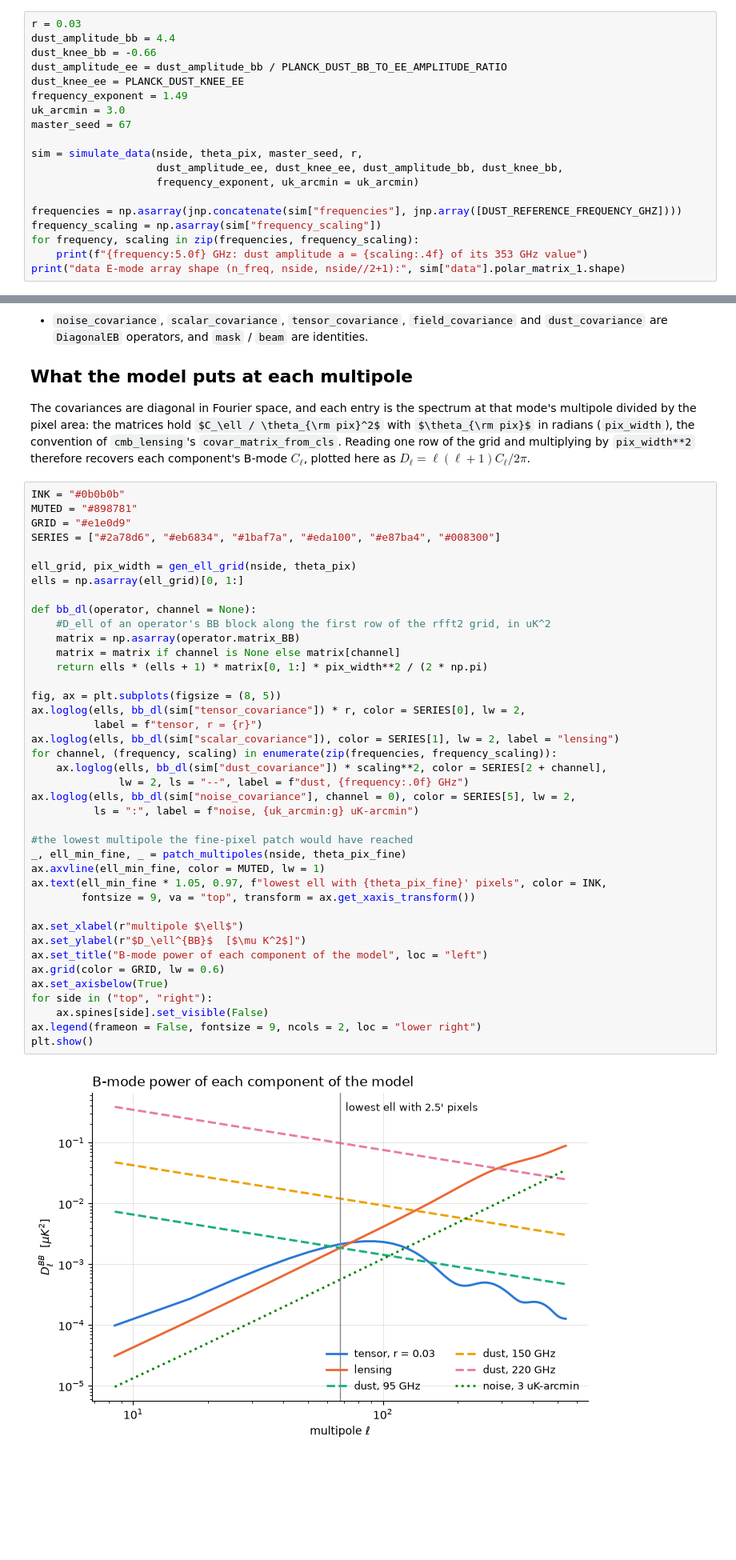
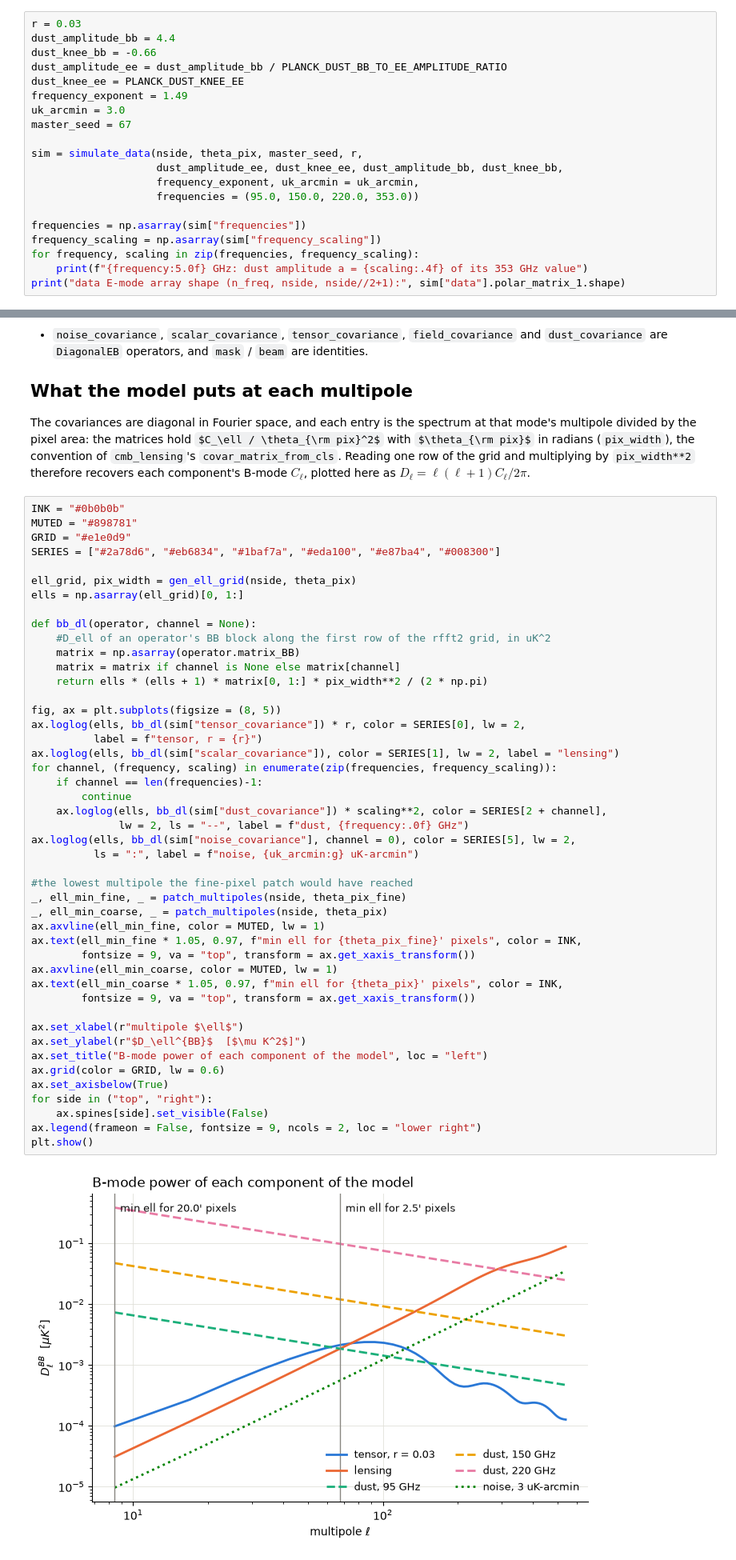
Before and after one commit to zaneblood1/CMBScattering.py, a Jupyter notebook: docs/data_generation.ipynb, the cells around one changed output, grey strips where cells are left out. Shown at 80% size. Drawn from its saved outputs; the diff is of its cells as text; some formulas as TeX source; blank space fills up the shorter version.

```diff
--- a/docs/data_generation.ipynb
+++ b/docs/data_generation.ipynb
@@ -86,9 +86,10 @@ master_seed = 67
 
 sim = simulate_data(nside, theta_pix, master_seed, r,
                     dust_amplitude_ee, dust_knee_ee, dust_amplitude_bb, dust_knee_bb,
-                    frequency_exponent, uk_arcmin = uk_arcmin)
+                    frequency_exponent, uk_arcmin = uk_arcmin,
+                    frequencies = (95.0, 150.0, 220.0, 353.0))
 
-frequencies = np.asarray(jnp.concatenate(sim["frequencies"], jnp.array([DUST_REFERENCE_FREQUENCY_GHZ])))
+frequencies = np.asarray(sim["frequencies"])
 frequency_scaling = np.asarray(sim["frequency_scaling"])
 for frequency, scaling in zip(frequencies, frequency_scaling):
     print(f"{frequency:5.0f} GHz: dust amplitude a = {scaling:.4f} of its 353 GHz value")
@@ -130,35 +123,41 @@ def bb_dl(operator, channel = None):
     #D_ell of an operator's BB block along the first row of the rfft2 grid, in uK^2
     matrix = np.asarray(operator.matrix_BB)
     matrix = matrix if channel is None else matrix[channel]
     return ells * (ells + 1) * matrix[0, 1:] * pix_width**2 / (2 * np.pi)
 
 fig, ax = plt.subplots(figsize = (8, 5))
 ax.loglog(ells, bb_dl(sim["tensor_covariance"]) * r, color = SERIES[0], lw = 2,
           label = f"tensor, r = {r}")
 ax.loglog(ells, bb_dl(sim["scalar_covariance"]), color = SERIES[1], lw = 2, label = "lensing")
 for channel, (frequency, scaling) in enumerate(zip(frequencies, frequency_scaling)):
+    if channel == len(frequencies)-1:
+        continue
     ax.loglog(ells, bb_dl(sim["dust_covariance"]) * scaling**2, color = SERIES[2 + channel],
               lw = 2, ls = "--", label = f"dust, {frequency:.0f} GHz")
 ax.loglog(ells, bb_dl(sim["noise_covariance"], channel = 0), color = SERIES[5], lw = 2,
           ls = ":", label = f"noise, {uk_arcmin:g} uK-arcmin")
 
 #the lowest multipole the fine-pixel patch would have reached
 _, ell_min_fine, _ = patch_multipoles(nside, theta_pix_fine)
+_, ell_min_coarse, _ = patch_multipoles(nside, theta_pix)
 ax.axvline(ell_min_fine, color = MUTED, lw = 1)
-ax.text(ell_min_fine * 1.05, 0.97, f"lowest ell with {theta_pix_fine}' pixels", color = INK,
+ax.text(ell_min_fine * 1.05, 0.97, f"min ell for {theta_pix_fine}' pixels", color = INK,
+        fontsize = 9, va = "top", transform = ax.get_xaxis_transform())
+ax.axvline(ell_min_coarse, color = MUTED, lw = 1)
+ax.text(ell_min_coarse * 1.05, 0.97, f"min ell for {theta_pix}' pixels", color = INK,
         fontsize = 9, va = "top", transform = ax.get_xaxis_transform())
 
 ax.set_xlabel(r"multipole $\ell$")
 ax.set_ylabel(r"$D_\ell^{BB}$  [$\mu K^2$]")
 ax.set_title("B-mode power of each component of the model", loc = "left")
 ax.grid(color = GRID, lw = 0.6)
 ax.set_axisbelow(True)
 for side in ("top", "right"):
     ax.spines[side].set_visible(False)
 ax.legend(frameon = False, fontsize = 9, ncols = 2, loc = "lower right")
 plt.show()
 # %% [output]
-[figure, old version]
+[figure, new version]
 # %% [markdown]
 Everything to the left of the grey line is only available because of the coarse pixels. The tensor curve peaks at the recombination bump near $\ell \approx 80$ and drops below the lensing curve beyond $\ell \approx 70$. Dust exceeds the tensor signal at the lowest multipoles even at 95 GHz, and by about two orders of magnitude at 220 GHz, which is why several channels are needed to separate it.
 
```
Also changed, not shown: parts of 6 cells of this notebook.
